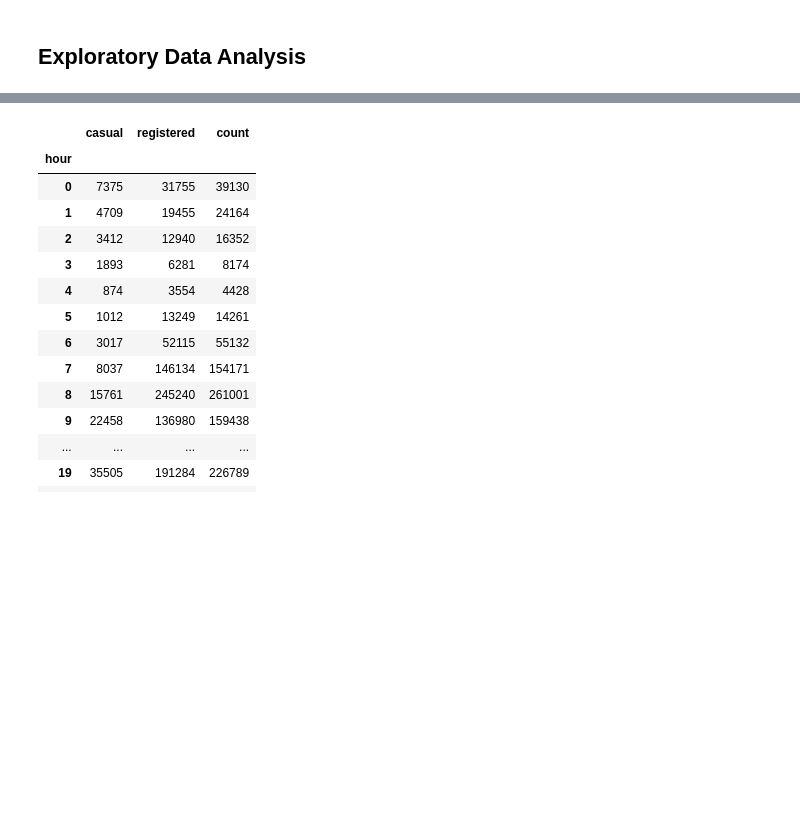
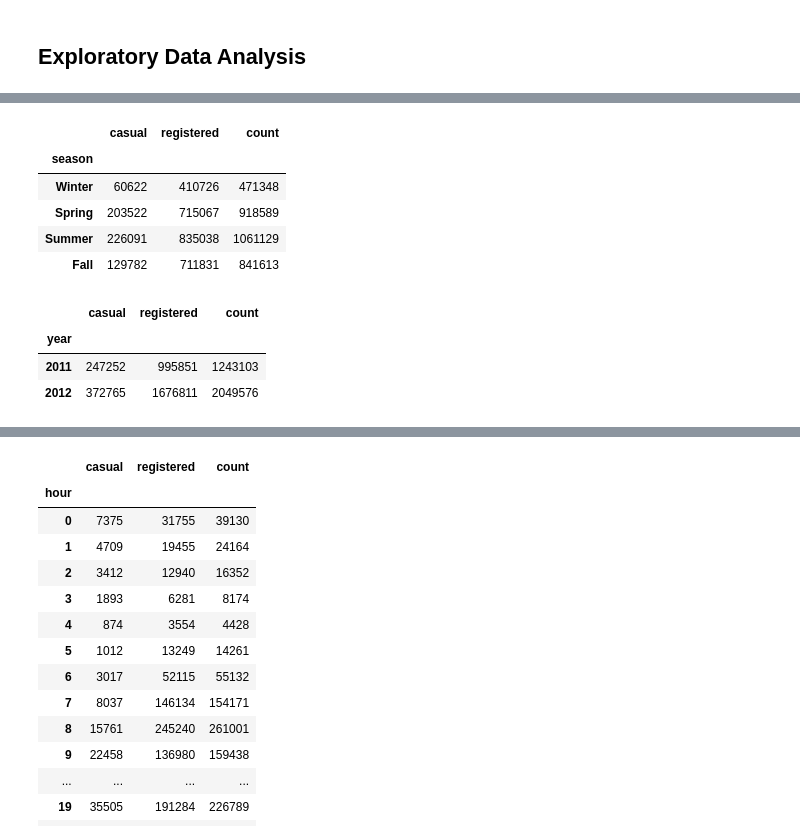
Before and after one commit to RizkiLaksanaPutra/Bike-Sharing-EDA, a Jupyter notebook: notebook.ipynb, the cells around one changed output, grey strips where cells are left out. Cells and saved outputs as stored; diff of their text form; code cells hidden in the pictures; blank space fills up the shorter version.

```diff
--- a/notebook.ipynb
+++ b/notebook.ipynb
@@ -321,0 +337,24 @@ df_hour.describe(include = 'all').round()
+# %%
+df_hour.groupby(by = 'season').agg({
+    'casual': 'sum',
+    'registered': 'sum',
+    'count': 'sum'
+})
+# %% [output]
+|  | casual | registered | count |
+| season |  |  |  |
+| Winter | 60622 | 410726 | 471348 |
+| Spring | 203522 | 715067 | 918589 |
+| Summer | 226091 | 835038 | 1061129 |
+| Fall | 129782 | 711831 | 841613 |
+# %%
+df_hour.groupby(by = 'year').agg({
+    'casual': 'sum',
+    'registered': 'sum',
+    'count': 'sum'
+})
+# %% [output]
+|  | casual | registered | count |
+| year |  |  |  |
+| 2011 | 247252 | 995851 | 1243103 |
+| 2012 | 372765 | 1676811 | 2049576 |
```
Also changed, not shown: parts of 16 cells of this notebook.
